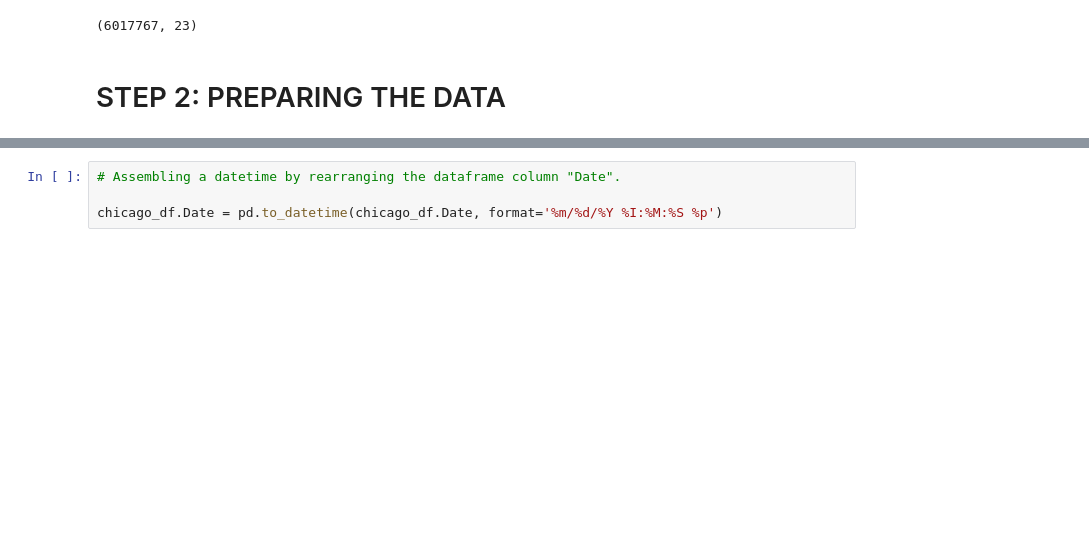
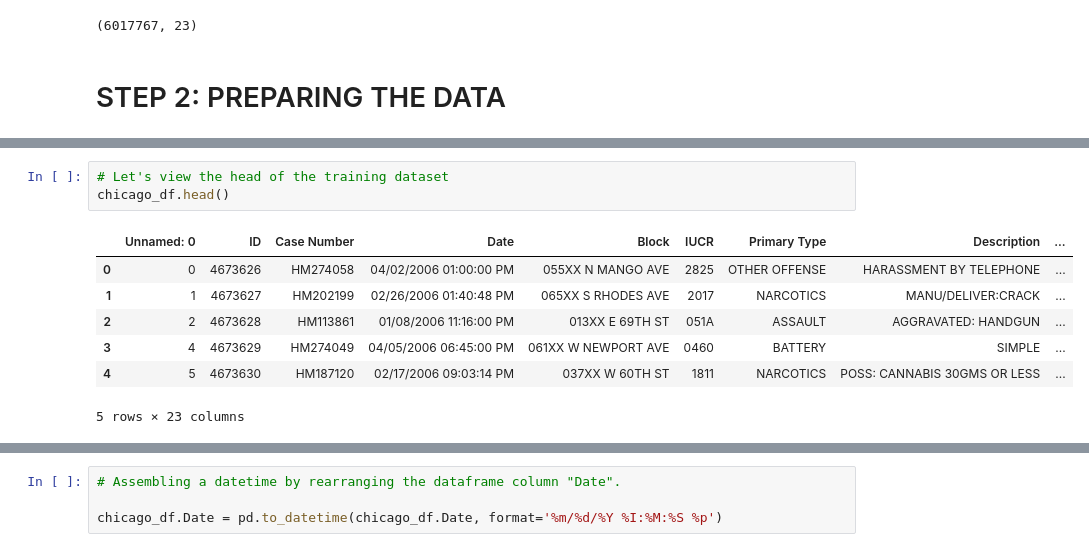
Before and after one commit to elarsaks/8ML-Projects, a Jupyter notebook: Project 3/MySolution.ipynb, the cells around one changed output, grey strips where cells are left out. Saved outputs shown, nothing was run; the diff lists cells and outputs as text; blank space fills up the shorter version.

```diff
--- a/Project 3/MySolution.ipynb
+++ b/Project 3/MySolution.ipynb
@@ -52,0 +23,11 @@ chicago_df.tail(10)
+# %%
+# Let's view the head of the training dataset
+chicago_df.head()
+# %% [output]
+|  | Unnamed: 0 | ID | Case Number | Date | Block | IUCR | Primary Type | Description | ... |
+| 0 | 0 | 4673626 | HM274058 | 04/02/2006 01:00:00 PM | 055XX N MANGO AVE | 2825 | OTHER OFFENSE | HARASSMENT BY TELEPHONE | ... |
+| 1 | 1 | 4673627 | HM202199 | 02/26/2006 01:40:48 PM | 065XX S RHODES AVE | 2017 | NARCOTICS | MANU/DELIVER:CRACK | ... |
+| 2 | 2 | 4673628 | HM113861 | 01/08/2006 11:16:00 PM | 013XX E 69TH ST | 051A | ASSAULT | AGGRAVATED: HANDGUN | ... |
+| 3 | 4 | 4673629 | HM274049 | 04/05/2006 06:45:00 PM | 061XX W NEWPORT AVE | 0460 | BATTERY | SIMPLE | ... |
+| 4 | 5 | 4673630 | HM187120 | 02/17/2006 09:03:14 PM | 037XX W 60TH ST | 1811 | NARCOTICS | POSS: CANNABIS 30GMS OR LESS | ... |
+5 rows × 23 columns
```
Also changed, not shown: parts of 10 cells of this notebook.
